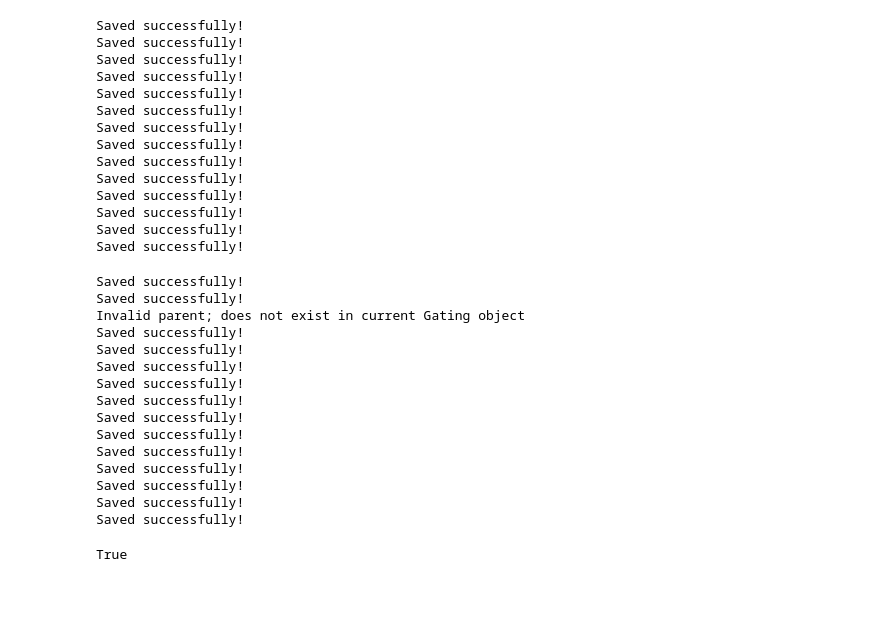
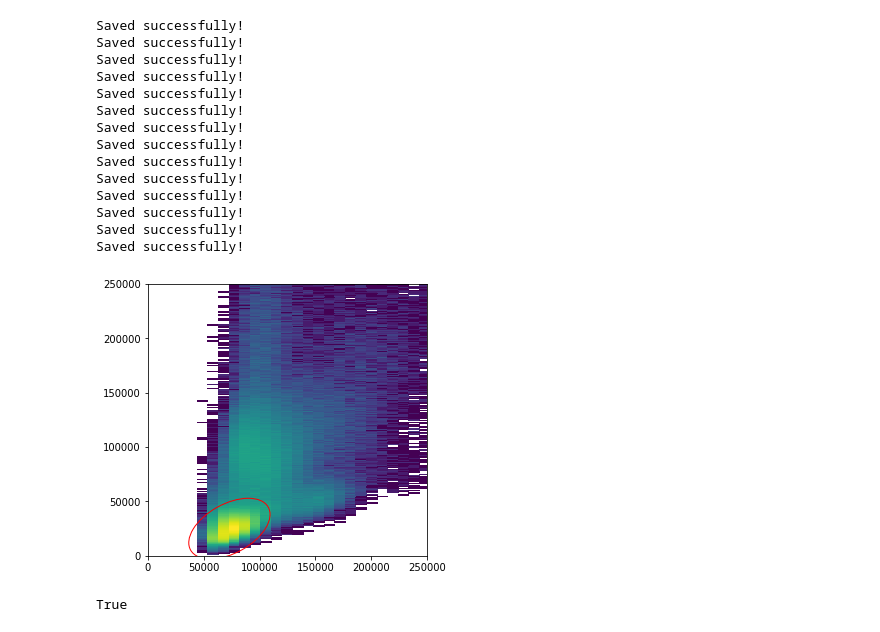
Before and after one commit to burtonrj/CytoPy, a Jupyter notebook: immunova/Notebooks/Testing/Population_Identification_Validation/Lymph.ipynb, the cells around one changed output. Cells and saved outputs as stored; diff of their text form; code cells hidden in the pictures; blank space fills up the shorter version.

```diff
--- a/immunova/Notebooks/Testing/Population_Identification_Validation/Lymph.ipynb
+++ b/immunova/Notebooks/Testing/Population_Identification_Validation/Lymph.ipynb
@@ -150,44 +184,6 @@ Saved successfully!
 Saved successfully!
 Saved successfully!
 Saved successfully!
-# %%
-# 2DDens
-import gc
-
-for x in samples:
-    hc = Gating(exp, x)
-    if 'dens2d_liveCD3' in hc.populations.keys():
-        hc.populations.pop('dens2d_liveCD3')
-    if 'dens2d_liveCD3_NEG' in hc.populations.keys():
-        hc.populations.pop('dens2d_liveCD3_NEG')
-    if 'dens2d_liveCD3' in hc.gates.keys():
-        hc.gates.pop('dens2d_liveCD3')
-    child_populations = ChildPopulationCollection('threshold_2d')
-    child_populations.add_population('dens2d_liveCD3', definition='--')
-    child_populations.add_population('dens2d_liveCD3_NEG', definition=['++', '+-', '-+'])
-    gate_definition = dict(x='CD3', y='L/D', kde_bw=0.2)
-    hc.create_gate(gate_name='dens2d_liveCD3', parent='lymphocytes', class_='DensityThreshold',
-                     method='gate_2d', kwargs=gate_definition, child_populations=child_populations)
-    hc.apply('dens2d_liveCD3', plot_output=False)
-    hc.save(overwrite=True)
-    del hc
-    gc.collect()
-# %% [output]
-Saved successfully!
-Saved successfully!
-Invalid parent; does not exist in current Gating object
-Saved successfully!
-Saved successfully!
-Saved successfully!
-Saved successfully!
-Saved successfully!
-Saved successfully!
-Saved successfully!
-Saved successfully!
-Saved successfully!
-Saved successfully!
-Saved successfully!
-Saved successfully!
 # %%
 def visualise_manual_ellipse(hc, centroid, width, height, angle, xlim, ylim):
     data = hc.get_population_df('root')
@@ -207,11 +203,13 @@ for x in ['manual_lymphocytes', 'manual_lymphocytes_NEG']:
 if 'manual_lymphocytes' in hc.gates.keys():
     hc.gates.pop('manual_lymphocytes')
 # %%
-centroid=(110000, 45000)
-width=100000
-height=70000
+centroid=(73000, 25000)
+width=80000
+height=45000
 angle=30
-visualise_manual_elipse(hc, centroid, width, height, angle, xlim=(0, 250000), ylim=(0,250000))
+visualise_manual_ellipse(hc, centroid, width, height, angle, xlim=(0, 250000), ylim=(0,250000))
+# %% [output]
+[figure, added]
 # %%
 child_populations = ChildPopulationCollection('geom')
 child_populations.add_population('manual_lymphocytes', definition='+')
```
Also changed, not shown: parts of 16 cells of this notebook, 15 other files.
